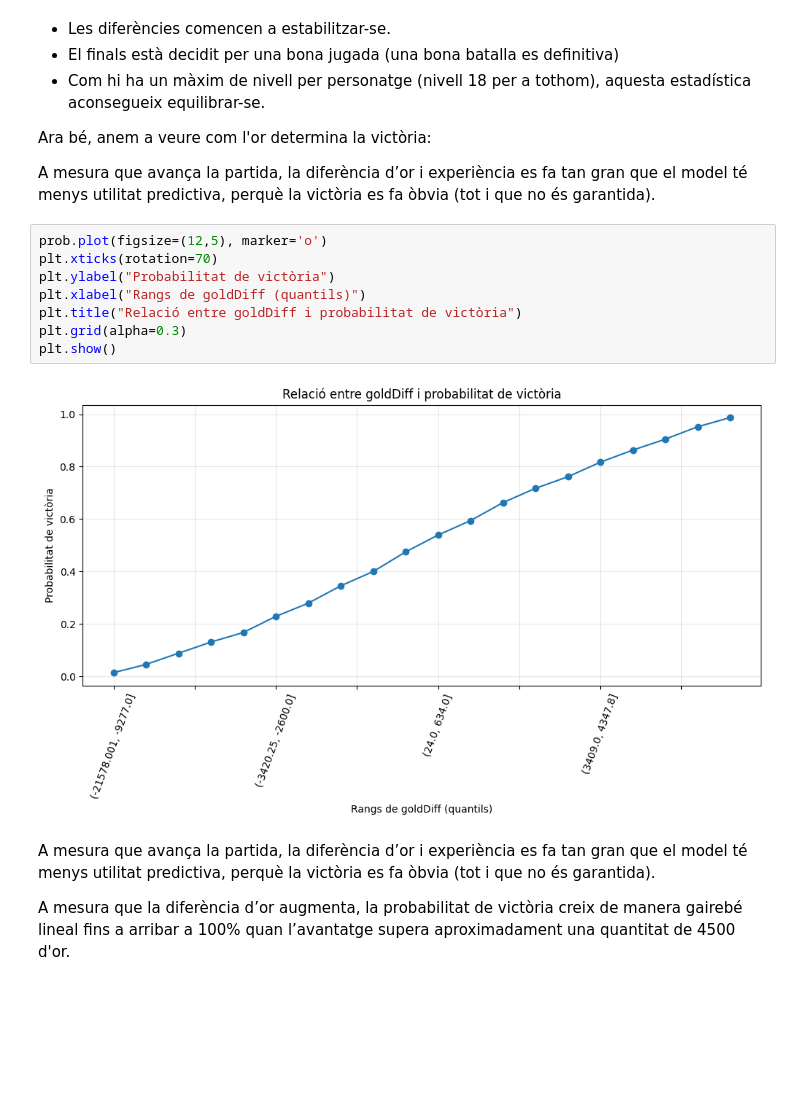
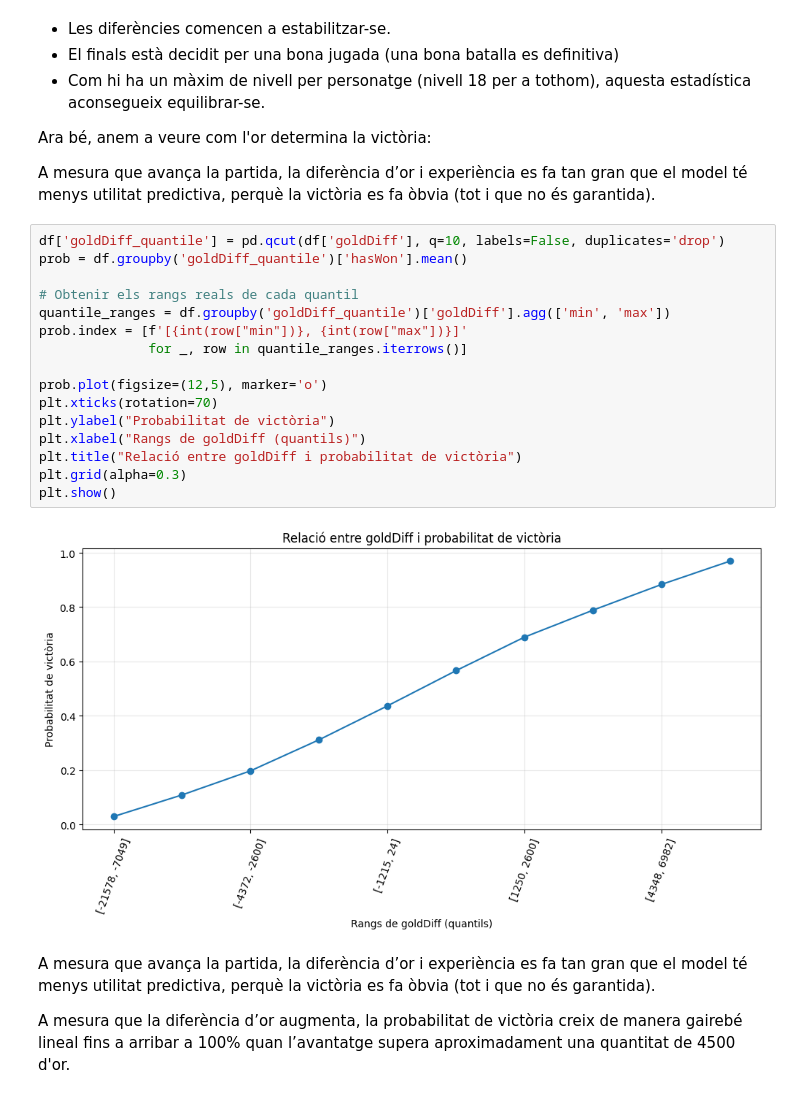
Before and after one commit to NIU1634990/kaggle_lol, a Jupyter notebook: kaggle.ipynb, the cells around one changed output. Drawn from its saved outputs; the diff is of its cells as text; blank space fills up the shorter version.

```diff
--- a/kaggle.ipynb
+++ b/kaggle.ipynb
@@ -628,15 +628,23 @@ Ara bé, anem a veure com l'or determina la victòria:
 
 A mesura que avança la partida, la diferència d’or i experiència es fa tan gran que el model té menys utilitat predictiva, perquè la victòria es fa òbvia (tot i que no és garantida).
 # %%
+df['goldDiff_quantile'] = pd.qcut(df['goldDiff'], q=10, labels=False, duplicates='drop')
+prob = df.groupby('goldDiff_quantile')['hasWon'].mean()
+
+# Obtenir els rangs reals de cada quantil
+quantile_ranges = df.groupby('goldDiff_quantile')['goldDiff'].agg(['min', 'max'])
+prob.index = [f'[{int(row["min"])}, {int(row["max"])}]'
+              for _, row in quantile_ranges.iterrows()]
+
 prob.plot(figsize=(12,5), marker='o')
 plt.xticks(rotation=70)
 plt.ylabel("Probabilitat de victòria")
 plt.xlabel("Rangs de goldDiff (quantils)")
 plt.title("Relació entre goldDiff i probabilitat de victòria")
 plt.grid(alpha=0.3)
 plt.show()
 # %% [output]
-[figure, old version]
+[figure, new version]
 # %% [markdown]
 A mesura que avança la partida, la diferència d’or i experiència es fa tan gran que el model té menys utilitat predictiva, perquè la victòria es fa òbvia (tot i que no és garantida).
 
```
Also changed, not shown: parts of 30 cells of this notebook.
